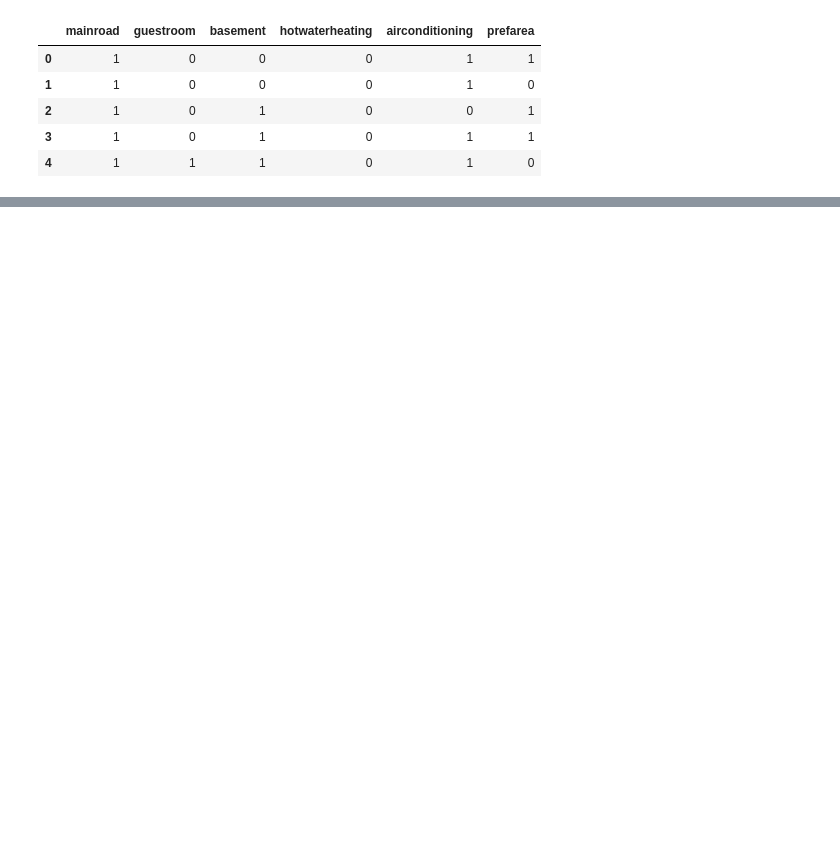
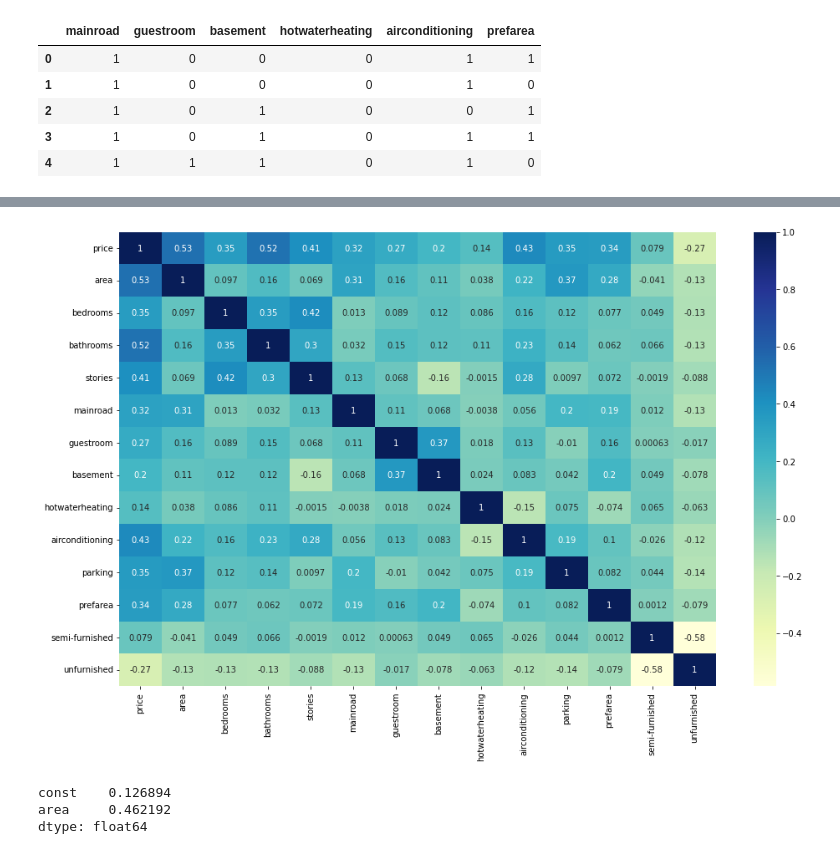
Before and after one commit to PiyaP-lab/MachineLearning, a Jupyter notebook: Multiple_Linear_Regression_Model_ML.ipynb, the cells around one changed output, grey strips where cells are left out. Saved outputs shown, nothing was run; the diff lists cells and outputs as text; code cells hidden in the pictures; blank space fills up the shorter version.

```diff
--- a/Multiple_Linear_Regression_Model_ML.ipynb
+++ b/Multiple_Linear_Regression_Model_ML.ipynb
@@ -129,0 +194,5 @@ housing[varlist].head()
+# %%
+#we will concat the dummy variable to original df
+#there are two ways concatentation is horizontal and vertical
+housing = pd.concat([housing,status],axis=1)
+housing.head()
@@ -129,0 +206,5 @@ housing[varlist].head()
+# %%
+#Now from above we can see that along with the dummy variable we have the originl furnishing status so we have to drop that
+
+housing = housing.drop('furnishingstatus',axis=1)
+housing.head()
@@ -129,0 +220,5 @@ housing[varlist].head()
+# %%
+df_train,df_test = train_test_split(housing,train_size=0.7,random_state=100)
+print(df_train.shape)
+print(df_test.shape)
+#so we have 14 variable and 381 is trainning and 164 testing and 545 data points
@@ -129,0 +237,16 @@ housing[varlist].head()
+# %%
+# Min-Max scaling takes care of outliers as if we have data points as 8 so the datapoints mapped to 1 so
+#normalization is compress the data
+# x is the data so normalizatin = (x-xmin)/(xmax-xmin) so the entire data is compressed between 0 and 1
+#standardisation = (x-mu)/sigma
+
+#Min-Max scaling only on numerical variables and not binary variables as if we do that we lose the interpretibility
+#Instantiate the object
+scaler = MinMaxScaler()
+
+#create a list of numeric variables
+num_vars = ['area','bedrooms','bathrooms','stories','parking','price']
+
+#Fit on data
+df_train[num_vars]= scaler.fit_transform(df_train[num_vars])
+df_train[num_vars].head()
@@ -129,0 +295,9 @@ housing[varlist].head()
+# %%
+# Start with single variable and add accordingly
+#first we want to plot the corelation between all variables using heatmap
+
+plt.figure(figsize = (16,10))
+sns.heatmap(df_train.corr(),annot=True,cmap="YlGnBu")
+plt.show()
+# %% [output]
+[figure, added]
@@ -129,0 +309,17 @@ housing[varlist].head()
+# %%
+# see the statistical significance of the variable and see if the variables are co-related with each other[check VIF]
+#add a constant as statsmodel.api do not have intercept .Here we are creating the first model and added area as predictive
+X_train_sm = sm.add_constant(X_train['area'])
+
+#create first model
+lr = sm.OLS(y_train,X_train_sm)
+
+#fit the model
+lr_model = lr.fit()
+
+#params
+lr_model.params
+# %% [output]
+const    0.126894
+area     0.462192
+dtype: float64
```
Also changed, not shown: parts of 51 cells of this notebook, 3 other files.
